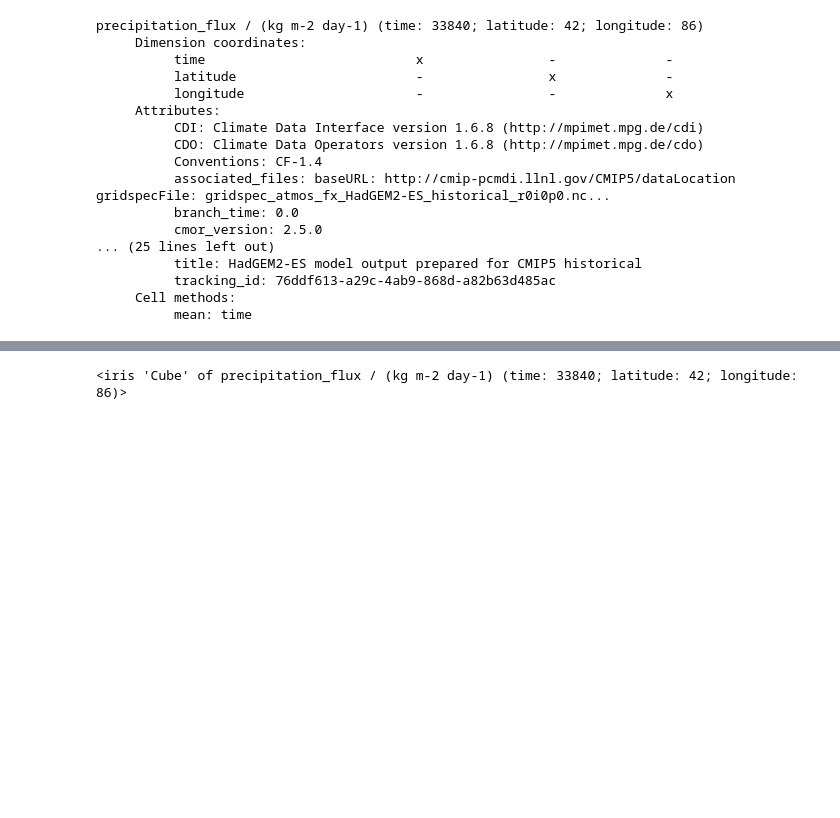
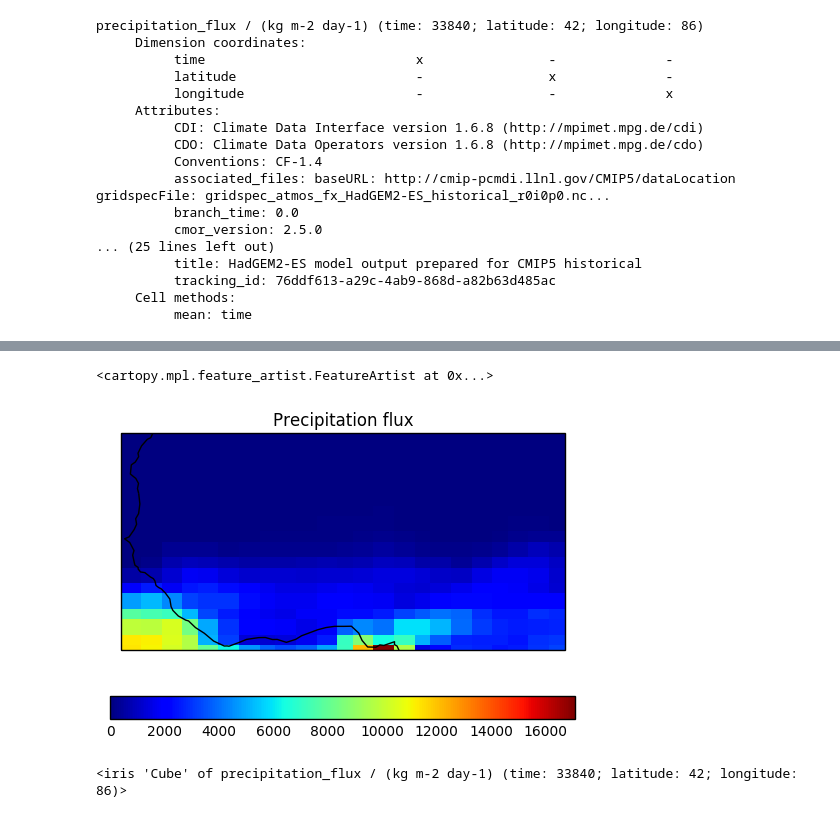
Before and after one commit to AMMA-2050/metrics_workshop, a Jupyter notebook: notebooks/homework_to_be.ipynb, the cells around one changed output, grey strips where cells are left out. Drawn from its saved outputs; the diff is of its cells as text; code cells hidden in the pictures; blank space fills up the shorter version.

```diff
--- a/notebooks/homework_to_be.ipynb
+++ b/notebooks/homework_to_be.ipynb
@@ -71,3 +150,9 @@ iplt.contourf(thresh)
+# %%
+qplt.pcolormesh(thresh)
+plt.gca().coastlines()
+# %% [output]
+<cartopy.mpl.feature_artist.FeatureArtist at 0x...>
+[figure, added]
 # %%
 pcp
 # %% [output]
```
Also changed, not shown: parts of 16 cells of this notebook.
